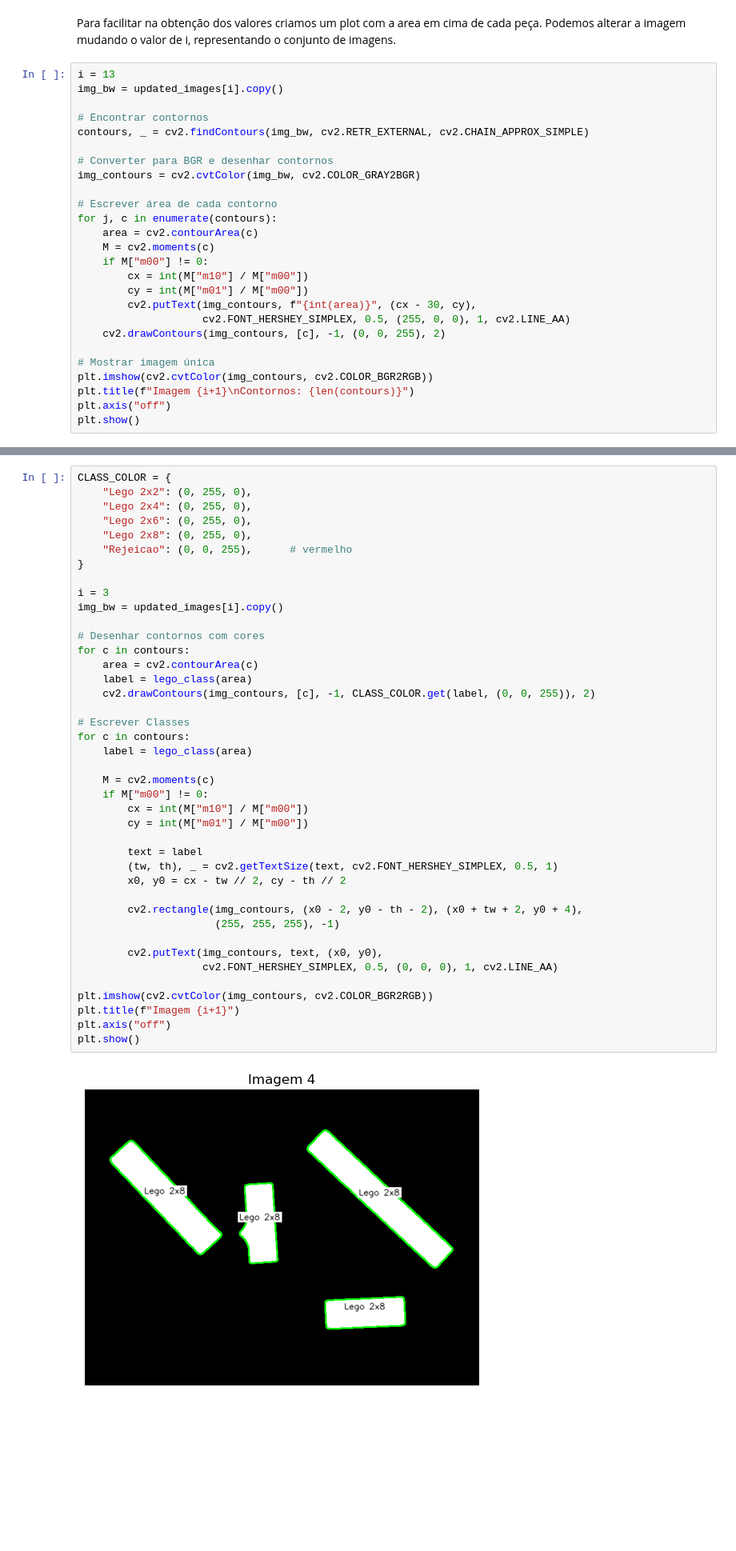
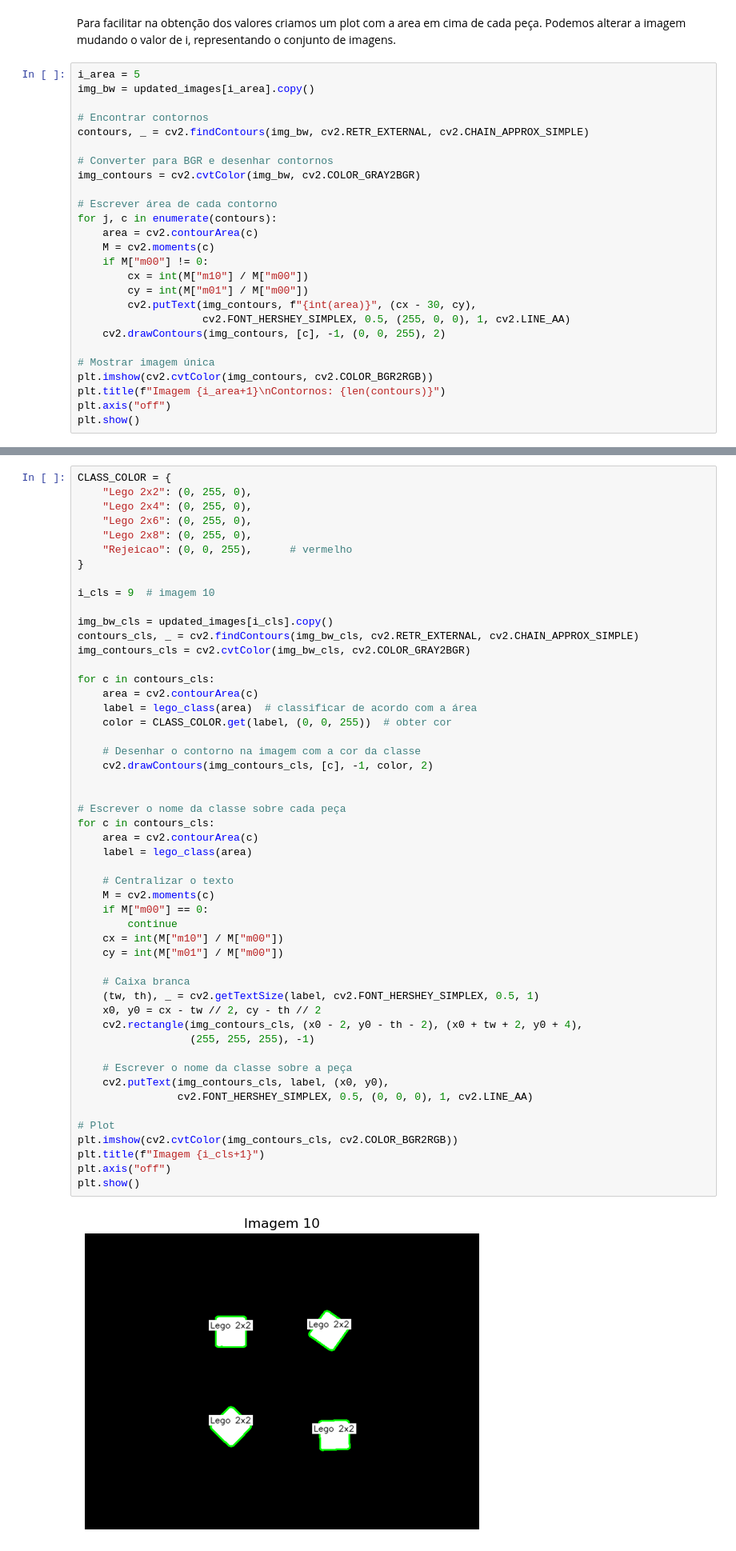
Before and after one commit to miguelac4/piv_tp1, a Jupyter notebook: src/trabalho_pratico1.ipynb, the cells around one changed output, grey strips where cells are left out. Shown at 80% size. Saved outputs shown, nothing was run; the diff lists cells and outputs as text; blank space fills up the shorter version.

```diff
--- a/src/trabalho_pratico1.ipynb
+++ b/src/trabalho_pratico1.ipynb
@@ -804,8 +757,8 @@ Para cada classe a definir foi estabelecido dois valores de limiar (min e max) q
 # %% [markdown]
 Para facilitar na obtenção dos valores criamos um plot com a area em cima de cada peça. Podemos alterar a imagem mudando o valor de i, representando o conjunto de imagens.
 # %%
-i = 13
-img_bw = updated_images[i].copy()
+i_area = 5
+img_bw = updated_images[i_area].copy()
 
 # Encontrar contornos
 contours, _ = cv2.findContours(img_bw, cv2.RETR_EXTERNAL, cv2.CHAIN_APPROX_SIMPLE)
@@ -826,7 +779,7 @@ for j, c in enumerate(contours):
 
 # Mostrar imagem única
 plt.imshow(cv2.cvtColor(img_contours, cv2.COLOR_BGR2RGB))
-plt.title(f"Imagem {i+1}\nContornos: {len(contours)}")
+plt.title(f"Imagem {i_area+1}\nContornos: {len(contours)}")
 plt.axis("off")
 plt.show()
 # %% [output]
@@ -873,43 +830,53 @@ Imagem 14: ['Lego 2x2', 'Lego 2x4', 'Rejeicao', 'Rejeicao', 'Lego 2x6']
 # %%
 CLASS_COLOR = {
     "Lego 2x2": (0, 255, 0),
     "Lego 2x4": (0, 255, 0),
     "Lego 2x6": (0, 255, 0),
     "Lego 2x8": (0, 255, 0),
     "Rejeicao": (0, 0, 255),      # vermelho
 }
 
-i = 3
-img_bw = updated_images[i].copy()
+i_cls = 9  # imagem 10
 
-# Desenhar contornos com cores
-for c in contours:
+img_bw_cls = updated_images[i_cls].copy()
+contours_cls, _ = cv2.findContours(img_bw_cls, cv2.RETR_EXTERNAL, cv2.CHAIN_APPROX_SIMPLE)
+img_contours_cls = cv2.cvtColor(img_bw_cls, cv2.COLOR_GRAY2BGR)
+
+for c in contours_cls:
+    area = cv2.contourArea(c)
+    label = lego_class(area)  # classificar de acordo com a área
+    color = CLASS_COLOR.get(label, (0, 0, 255))  # obter cor
+
+    # Desenhar o contorno na imagem com a cor da classe
+    cv2.drawContours(img_contours_cls, [c], -1, color, 2)
+
+
+# Escrever o nome da classe sobre cada peça
+for c in contours_cls:
     area = cv2.contourArea(c)
     label = lego_class(area)
-    cv2.drawContours(img_contours, [c], -1, CLASS_COLOR.get(label, (0, 0, 255)), 2)
 
-# Escrever Classes
-for c in contours:
-    label = lego_class(area)
+    # Centralizar o texto
+    M = cv2.moments(c)
+    if M["m00"] == 0:
+        continue
+    cx = int(M["m10"] / M["m00"])
+    cy = int(M["m01"] / M["m00"])
 
-    M = cv2.moments(c)
-    if M["m00"] != 0:
-        cx = int(M["m10"] / M["m00"])
-        cy = int(M["m01"] / M["m00"])
+    # Caixa branca
+    (tw, th), _ = cv2.getTextSize(label, cv2.FONT_HERSHEY_SIMPLEX, 0.5, 1)
+    x0, y0 = cx - tw // 2, cy - th // 2
+    cv2.rectangle(img_contours_cls, (x0 - 2, y0 - th - 2), (x0 + tw + 2, y0 + 4),
+                  (255, 255, 255), -1)
 
-        text = label
-        (tw, th), _ = cv2.getTextSize(text, cv2.FONT_HERSHEY_SIMPLEX, 0.5, 1)
-        x0, y0 = cx - tw // 2, cy - th // 2
+    # Escrever o nome da classe sobre a peça
+    cv2.putText(img_contours_cls, label, (x0, y0),
+                cv2.FONT_HERSHEY_SIMPLEX, 0.5, (0, 0, 0), 1, cv2.LINE_AA)
 
-        cv2.rectangle(img_contours, (x0 - 2, y0 - th - 2), (x0 + tw + 2, y0 + 4),
-                      (255, 255, 255), -1)
-
-        cv2.putText(img_contours, text, (x0, y0),
-                    cv2.FONT_HERSHEY_SIMPLEX, 0.5, (0, 0, 0), 1, cv2.LINE_AA)
-
-plt.imshow(cv2.cvtColor(img_contours, cv2.COLOR_BGR2RGB))
-plt.title(f"Imagem {i+1}")
+# Plot
+plt.imshow(cv2.cvtColor(img_contours_cls, cv2.COLOR_BGR2RGB))
+plt.title(f"Imagem {i_cls+1}")
 plt.axis("off")
 plt.show()
 # %% [output]
-[figure, old version]
+[figure, new version]
```
Also changed, not shown: parts of 33 cells of this notebook, 7 other files.
